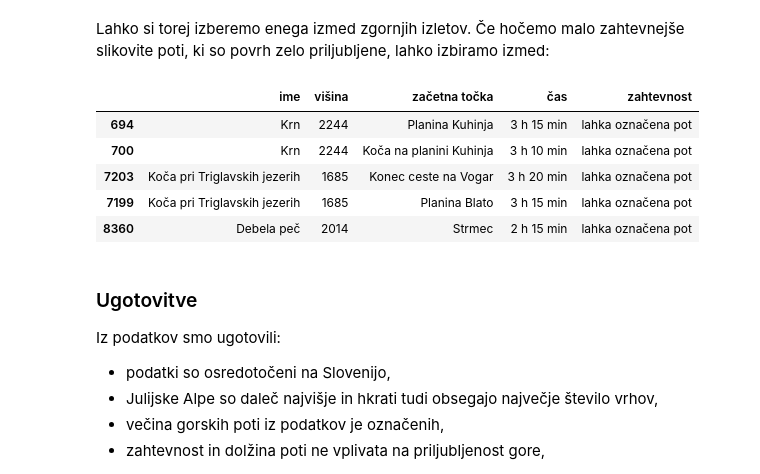
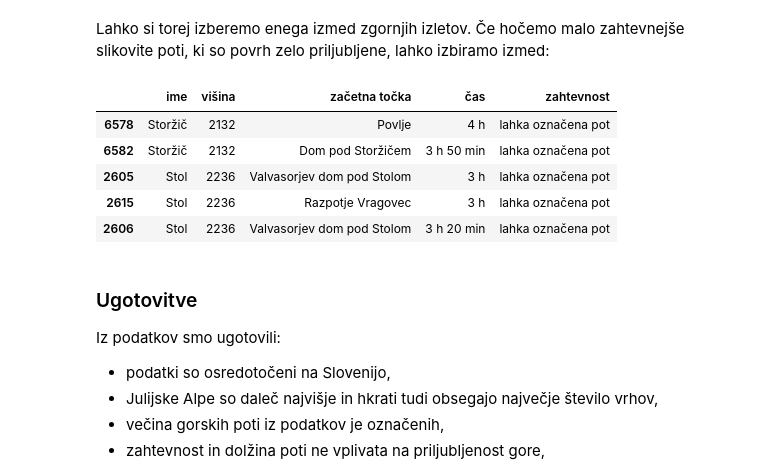
Before and after one commit to tilenzabkar/uvp-projektna-naloga, a Jupyter notebook: analiza.ipynb, the cells around one changed output. Drawn from its saved outputs; the diff is of its cells as text; code cells hidden in the pictures.

```diff
--- a/analiza.ipynb
+++ b/analiza.ipynb
@@ -236,9 +246,12 @@ def razvrsti_zahtevnost(zahtevnost):
         return None
 
 gore_z_potmi["zahtevnost urejena"] = gore_z_potmi["zahtevnost"].apply(razvrsti_zahtevnost)
-gore_z_potmi["koeficient zahtevnosti"] = gore_z_potmi.apply(lambda vrstica: (vrstica["dolžina poti v urah"] * vrstica["zahtevnost urejena"]), axis=1)
+gore_z_potmi["koeficient zahtevnosti"] = gore_z_potmi.apply(lambda vrstica:
+                                                            vrstica["dolžina poti v urah"] * vrstica["zahtevnost urejena"],
+                                                            axis=1)
 
-gore_z_potmi.plot.scatter(x = "koeficient zahtevnosti", y="priljubljenost", title="Priljubljenost vrha v odvisnosti od zahtevnosti poti")
+gore_z_potmi.plot.scatter(x = "koeficient zahtevnosti", y="priljubljenost",
+                          title="Priljubljenost vrha v odvisnosti od zahtevnosti poti")
 # %% [output]
 <Axes: title={'center': 'Priljubljenost vrha v odvisnosti od zahtevnosti poti'}, xlabel='koeficient zahtevnosti', ylabel='priljubljenost'>
 [figure]
@@ -303,15 +318,20 @@ skupno_gore[slikovit].sort_values("koeficient zahtevnosti")[["ime", "višina", "
 # %% [markdown]
 Lahko si torej izberemo enega izmed zgornjih izletov. Če hočemo malo zahtevnejše slikovite poti, ki so povrh zelo priljubljene, lahko izbiramo izmed:
 # %%
-slikovit_ravno_prav_zahteven = slikovit & (skupno_gore["koeficient zahtevnosti"] >= 2) & (skupno_gore["koeficient zahtevnosti"] <= 4)
-skupno_gore[slikovit_ravno_prav_zahteven].sort_values("priljubljenost", ascending=False)[["ime", "višina", "začetna točka", "čas", "zahtevnost"]].head(5)
+slikovit_ravno_prav_zahteven = (slikovit & (skupno_gore["koeficient zahtevnosti"] >= 2) &
+                                 (skupno_gore["koeficient zahtevnosti"] <= 4))
+skupno_gore[slikovit_ravno_prav_zahteven].sort_values("mesto na lestvici priljubljenosti")[["ime",
+                                                                                          "višina",
+                                                                                          "začetna točka",
+                                                                                          "čas",
+                                                                                          "zahtevnost"]].head(5)
 # %% [output]
 |  | ime | višina | začetna točka | čas | zahtevnost |
-| 694 | Krn | 2244 | Planina Kuhinja | 3 h 15 min | lahka označena pot |
-| 700 | Krn | 2244 | Koča na planini Kuhinja | 3 h 10 min | lahka označena pot |
-| 7203 | Koča pri Triglavskih jezerih | 1685 | Konec ceste na Vogar | 3 h 20 min | lahka označena pot |
-| 7199 | Koča pri Triglavskih jezerih | 1685 | Planina Blato | 3 h 15 min | lahka označena pot |
-| 8360 | Debela peč | 2014 | Strmec | 2 h 15 min | lahka označena pot |
+| 6578 | Storžič | 2132 | Povlje | 4 h | lahka označena pot |
+| 6582 | Storžič | 2132 | Dom pod Storžičem | 3 h 50 min | lahka označena pot |
+| 2605 | Stol | 2236 | Valvasorjev dom pod Stolom | 3 h | lahka označena pot |
+| 2615 | Stol | 2236 | Razpotje Vragovec | 3 h | lahka označena pot |
+| 2606 | Stol | 2236 | Valvasorjev dom pod Stolom | 3 h 20 min | lahka označena pot |
 # %% [markdown]
 ### Ugotovitve
 
```
Also changed, not shown: parts of 11 cells of this notebook.
